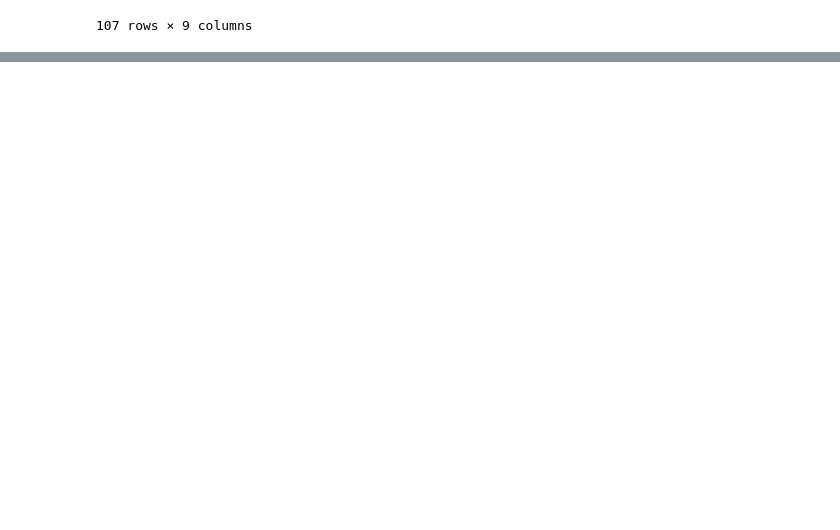
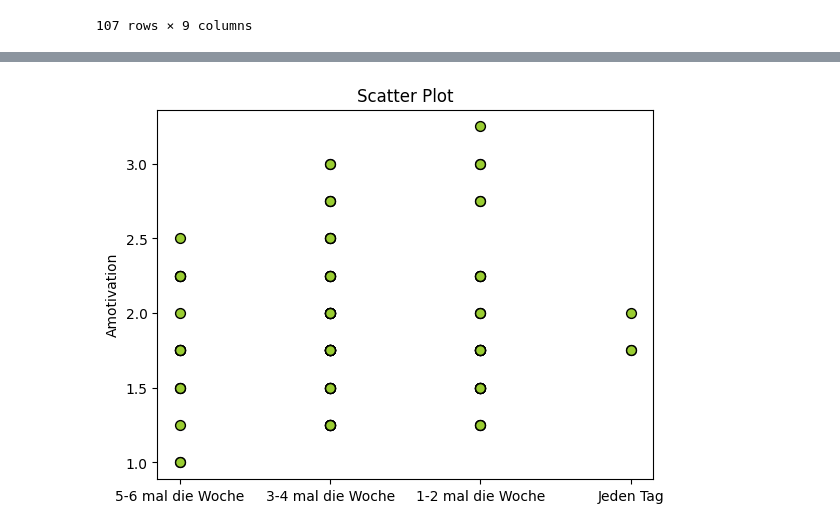
Before and after one commit to leaambrosius/emse, a Jupyter notebook: evaluation_arunge.ipynb, the cells around one changed output, grey strips where cells are left out. Drawn from its saved outputs; the diff is of its cells as text; code cells hidden in the pictures; blank space fills up the shorter version.

```diff
--- a/evaluation_arunge.ipynb
+++ b/evaluation_arunge.ipynb
@@ -52,0 +241,14 @@ gruppiert
+# %%
+plt.scatter(data1['Wie häufig machen Sie in der Woche Sport?'], data1['Amotivation'], s=50, c='#9ACD32', edgecolor='black', marker='o')
+
+# Add labels and title
+plt.ylabel('Amotivation')
+plt.title('Scatter Plot')
+
+#labels = ['Language 1', 'Language 2', 'Language 3']
+#plt.xticks(range(1, 4), labels)
+
+# Show the plot
+plt.show()
+# %% [output]
+[figure, added]
```
Also changed, not shown: parts of 17 cells of this notebook.
